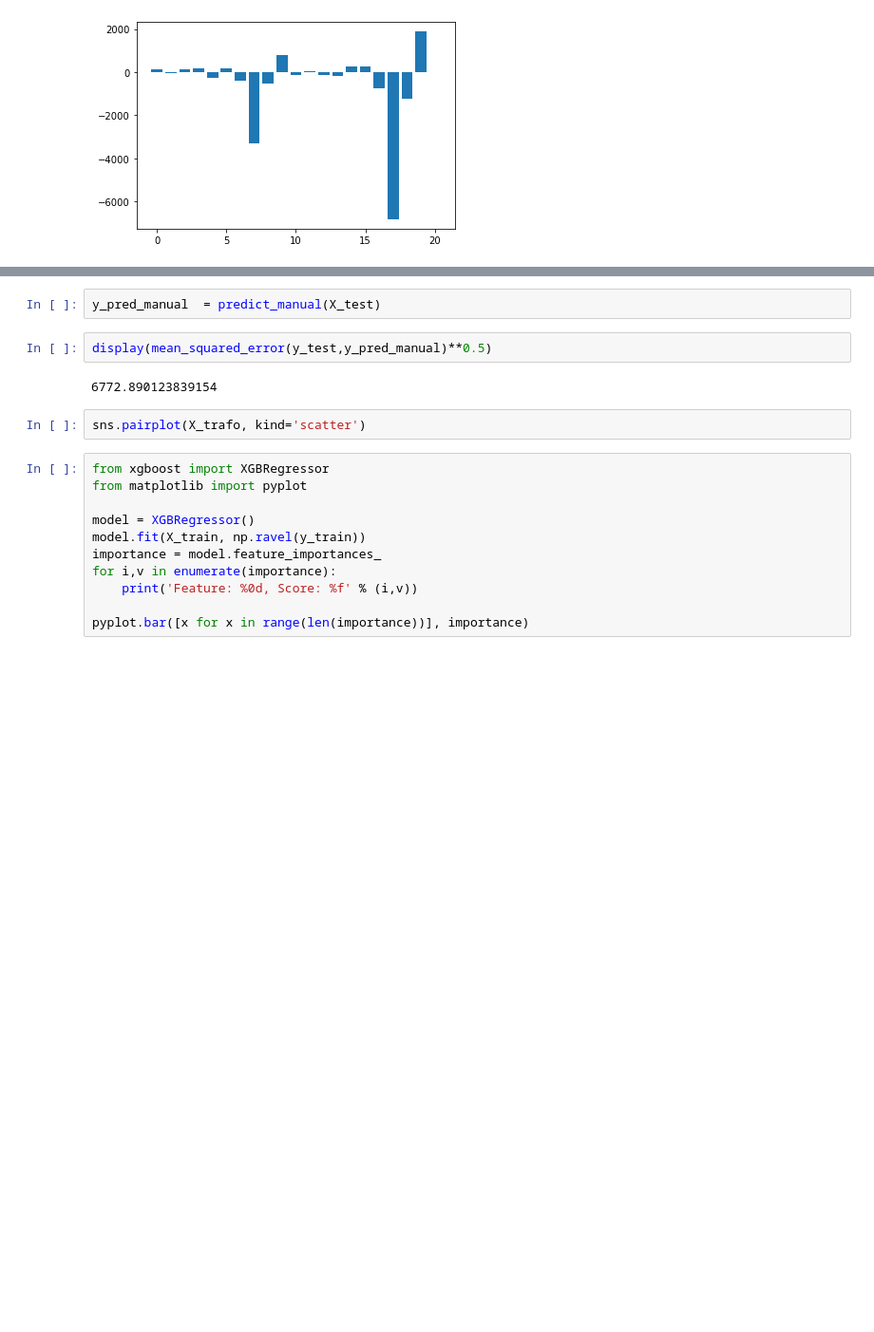
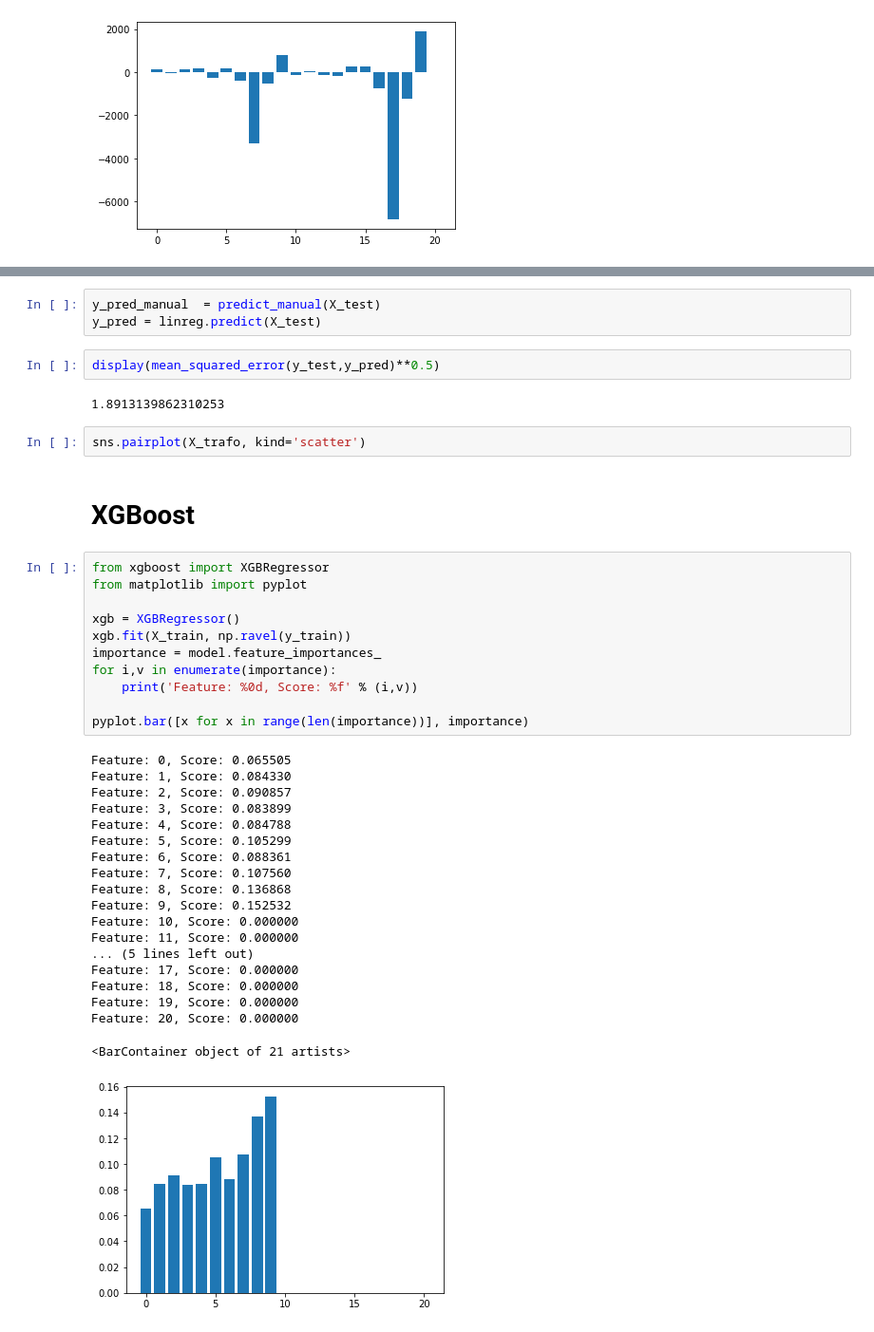
Before and after one commit to jonarivado/IML-Projects, a Jupyter notebook: Project 1b/main.ipynb, the cells around one changed output, grey strips where cells are left out. Shown at 95% size. Cells and saved outputs as stored; diff of their text form; blank space fills up the shorter version.

```diff
--- a/Project 1b/main.ipynb
+++ b/Project 1b/main.ipynb
@@ -100,20 +108,43 @@ def predict_manual(X):
     return y
 # %%
 y_pred_manual  = predict_manual(X_test)
+y_pred = linreg.predict(X_test)
 # %%
-display(mean_squared_error(y_test,y_pred_manual)**0.5)
+display(mean_squared_error(y_test,y_pred)**0.5)
 # %% [output]
-6772.890123839154
+1.8913139862310253
 # %%
 sns.pairplot(X_trafo, kind='scatter')
+# %% [markdown]
+# XGBoost
 # %%
 from xgboost import XGBRegressor
 from matplotlib import pyplot
 
-model = XGBRegressor()
-model.fit(X_train, np.ravel(y_train))
+xgb = XGBRegressor()
+xgb.fit(X_train, np.ravel(y_train))
 importance = model.feature_importances_
 for i,v in enumerate(importance):
     print('Feature: %0d, Score: %f' % (i,v))
 
 pyplot.bar([x for x in range(len(importance))], importance)
+# %% [output]
+Feature: 0, Score: 0.065505
+Feature: 1, Score: 0.084330
+Feature: 2, Score: 0.090857
+Feature: 3, Score: 0.083899
+Feature: 4, Score: 0.084788
+Feature: 5, Score: 0.105299
+Feature: 6, Score: 0.088361
+Feature: 7, Score: 0.107560
+Feature: 8, Score: 0.136868
+Feature: 9, Score: 0.152532
+Feature: 10, Score: 0.000000
+Feature: 11, Score: 0.000000
+... (5 lines left out)
+Feature: 17, Score: 0.000000
+Feature: 18, Score: 0.000000
+Feature: 19, Score: 0.000000
+Feature: 20, Score: 0.000000
+<BarContainer object of 21 artists>
+[figure, added]
```
Also changed, not shown: parts of 9 cells of this notebook.
